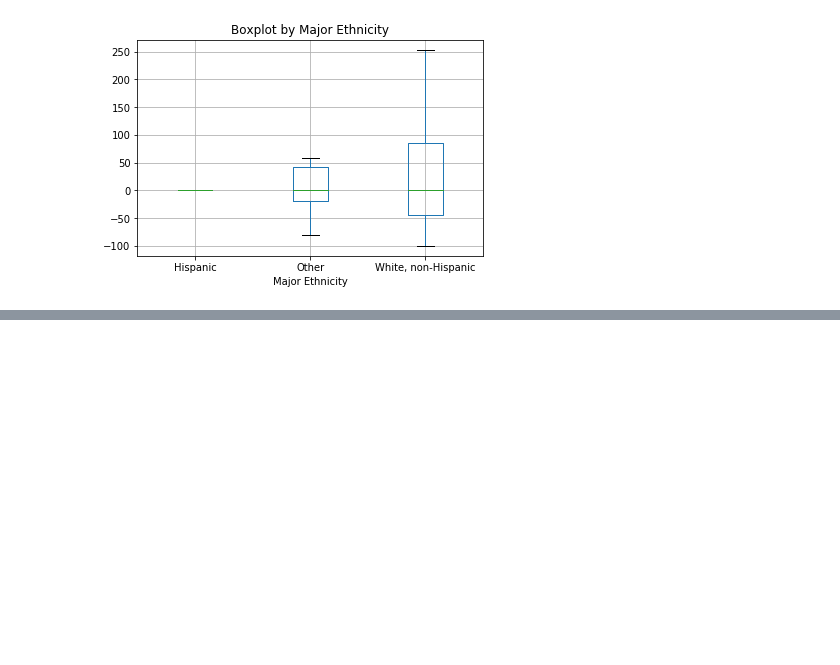
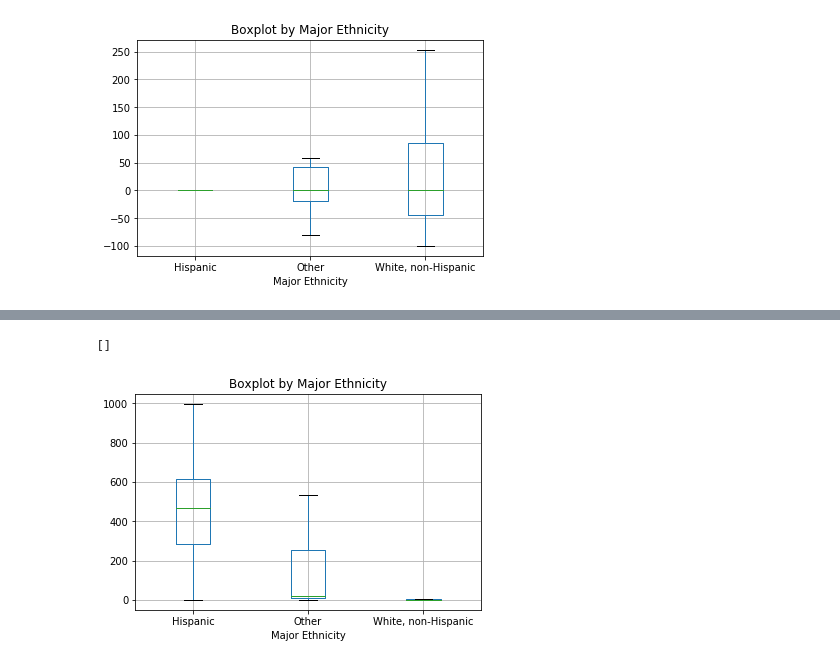
Before and after one commit to camfoy/Title-I-Enrollment-Project, a Jupyter notebook: Austin_ISD_Stats.ipynb, the cells around one changed output, grey strips where cells are left out. Saved outputs shown, nothing was run; the diff lists cells and outputs as text; code cells hidden in the pictures; blank space fills up the shorter version.

```diff
--- a/Austin_ISD_Stats.ipynb
+++ b/Austin_ISD_Stats.ipynb
@@ -203,3 +216,9 @@ plt.title('Boxplot by Major Ethnicity')
 # %% [output]
 Text(0.5, 1.0, 'Boxplot by Major Ethnicity')
 [figure]
+# %%
+new_total_df = title_one_df[['name', '2014-2015 TOTAL TITLE I STUDENTS', '2015-2016 TOTAL TITLE I STUDENTS', '2016-2017 TOTAL TITLE I STUDENTS', '2017-2018 TOTAL TITLE I STUDENTS']]
+ethnicity_total_df = pd.merge(new_total_df, ethnicity_df, how='inner', on='name')
+ethnicity_total_df.replace(np.inf, 100, inplace=True)
+ethnicity_total_df.replace(np.nan, 0, inplace=True)
+ethnicity_total_df.head()
@@ -205,0 +246,12 @@ Text(0.5, 1.0, 'Boxplot by Major Ethnicity')
+# %%
+ethnicity_total_df['Major Ethnicity'] = ''
+for index, row in ethnicity_total_df.iterrows():
+    if ethnicity_total_df['Hispanic'][index]>=50:
+        ethnicity_total_df['Major Ethnicity'][index] = 'Hispanic'
+    elif ethnicity_total_df['White, non-Hispanic'][index]>=50:
+        ethnicity_total_df['Major Ethnicity'][index] = 'White, non-Hispanic'
+    else:
+        ethnicity_total_df['Major Ethnicity'][index] = 'Other'
+
+%store ethnicity_total_df
+ethnicity_total_df.head()
@@ -205,0 +266,8 @@ Text(0.5, 1.0, 'Boxplot by Major Ethnicity')
+# %%
+ethnicity_total_df.boxplot("2017-2018 TOTAL TITLE I STUDENTS", by="Major Ethnicity", showfliers=False)
+plt.suptitle("")
+plt.title('Boxplot by Major Ethnicity')
+plt.plot()
+# %% [output]
+[]
+[figure, added]
```
Also changed, not shown: parts of 9 cells of this notebook.
